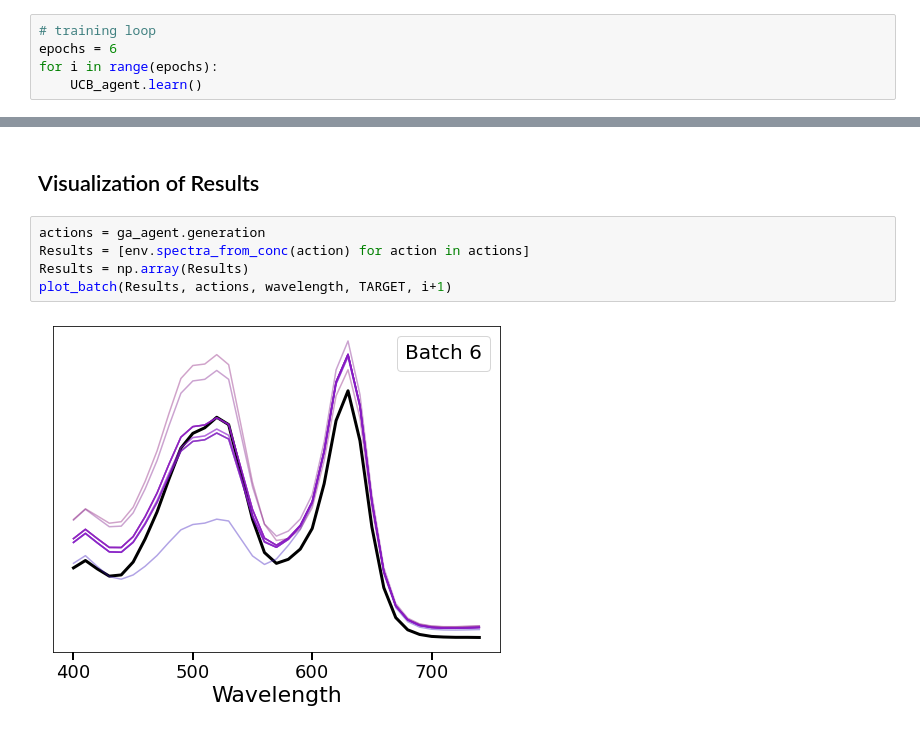
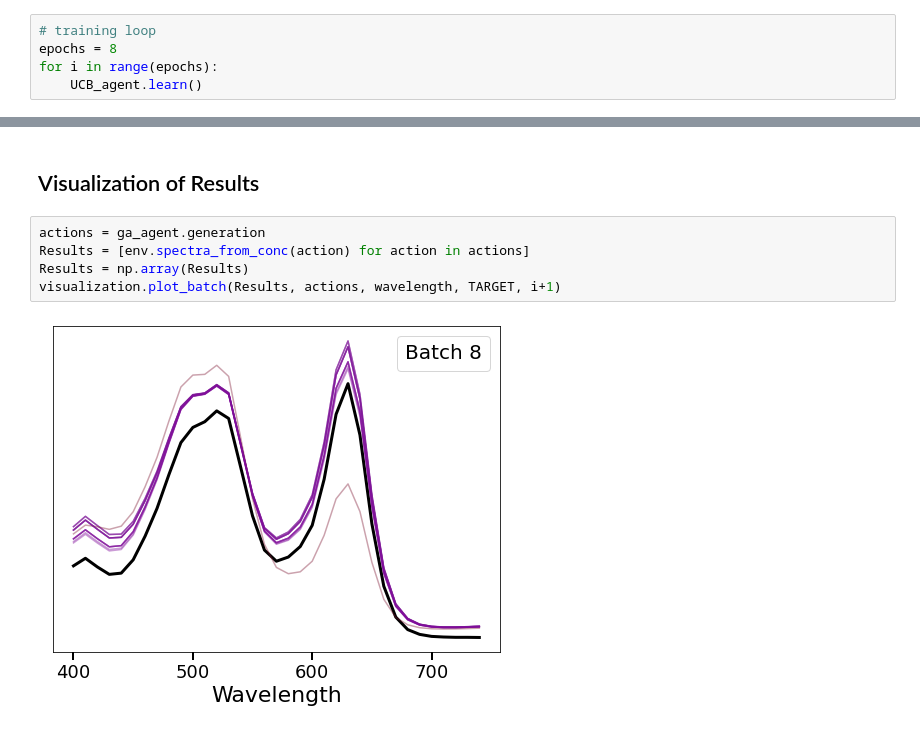
Before and after one commit to REAL-Pipetting/REinforced-Automaton-Learning-REAL-Pipetting, a Jupyter notebook: examples/Tutorials/Tutorial.ipynb, the cells around one changed output, grey strips where cells are left out. Drawn from its saved outputs; the diff is of its cells as text.

```diff
--- a/examples/Tutorials/Tutorial.ipynb
+++ b/examples/Tutorials/Tutorial.ipynb
@@ -194,6 +196,6 @@ UCB_agent = ucb.BatchGPUCB(batch_size, param_space, env, beta=1.5)
 # Learn
 # %%
 # training loop
-epochs = 6
+epochs = 8
 for i in range(epochs):
     UCB_agent.learn()
@@ -362,10 +241,10 @@ Deprecated in NumPy 1.20; for more details and guidance: https://numpy.org/devdo
 # %%
 actions = ga_agent.generation
 Results = [env.spectra_from_conc(action) for action in actions]
 Results = np.array(Results)
-plot_batch(Results, actions, wavelength, TARGET, i+1)
+visualization.plot_batch(Results, actions, wavelength, TARGET, i+1)
 # %% [output]
-[figure, old version]
+[figure, new version]
 # %%
 actions = np.array(actions)
 actions = actions.reshape(1, batch_size, 3)
```
Also changed, not shown: parts of 14 cells of this notebook, 1 other file.
